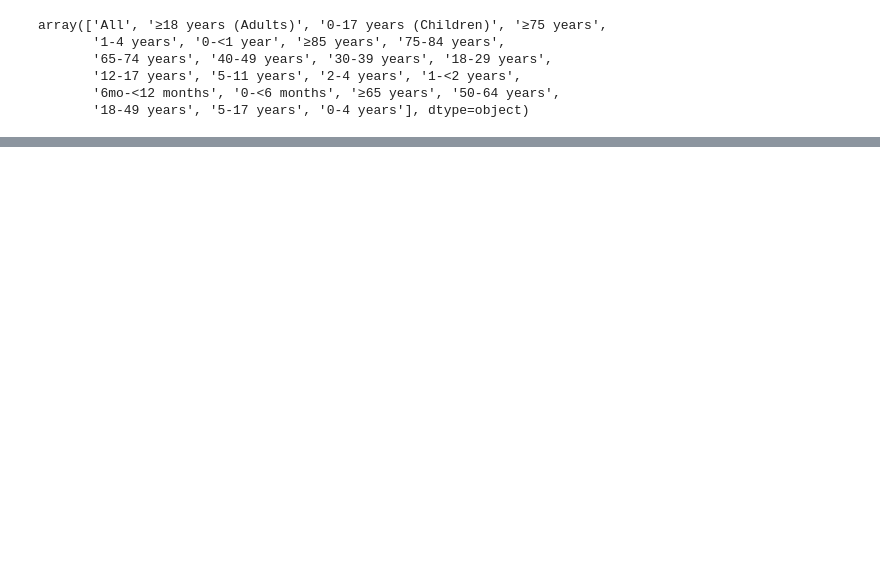
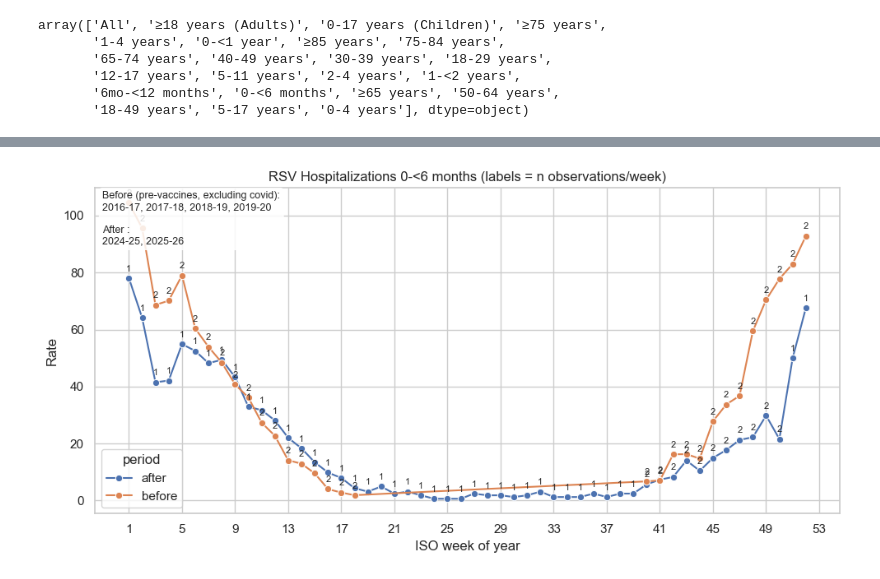
Before and after one commit to saarantras/rsv, a Jupyter notebook: hospitalization_analysis.ipynb, the cells around one changed output, grey strips where cells are left out. Cells and saved outputs as stored; diff of their text form; code cells hidden in the pictures; blank space fills up the shorter version.

```diff
--- a/hospitalization_analysis.ipynb
+++ b/hospitalization_analysis.ipynb
@@ -195,3 +151,0 @@ Extract year
-# %%
-relevant_ages["Year"] = relevant_ages["Week ending date"].dt.year
-relevant_ages
@@ -344,0 +160,17 @@ plt.show()
+# %%
+
+relevant_ages["period"] = np.select(
+    [
+        relevant_ages["Season"].isin(before),
+        relevant_ages["Season"].isin(after),
+    ],
+    [
+        "before",
+        "after",
+    ],
+    default=pd.NA
+)
+
+# Drop seasons not in either list
+relevant_ages = relevant_ages.dropna(subset=["period"])
+relevant_ages
@@ -344,0 +199,61 @@ plt.show()
+# %%
+df = relevant_ages.copy()
+df = df.drop(columns=["Season"])
+
+df["Week ending date"] = pd.to_datetime(df["Week ending date"])
+df["iso_week"] = df["Week ending date"].dt.isocalendar().week.astype(int)
+
+# Aggregate: mean + count
+plot_df = (
+    df.groupby(["period", "iso_week"], as_index=False)
+      .agg(rate_mean=("Rate", "mean"),
+           n=("Rate", "size"))
+)
+
+sns.set_theme(style="whitegrid")
+
+plt.figure(figsize=(10, 5))
+ax = sns.lineplot(
+    data=plot_df,
+    x="iso_week",
+    y="rate_mean",
+    hue="period",
+    marker="o"
+)
+
+# annotate counts at each point
+for _, r in plot_df.iterrows():
+    ax.annotate(
+        str(int(r["n"])),
+        (r["iso_week"], r["rate_mean"]),
+        textcoords="offset points",
+        xytext=(0, 6),
+        ha="center",
+        fontsize=8
+    )
+
+text = (
+    "Before (pre-vaccines, excluding covid):\n"
+    + ", ".join(before)
+    + "\n\nAfter :\n"
+    + ", ".join(after)
+)
+
+plt.gca().text(
+    0.01, 0.99,
+    text,
+    transform=plt.gca().transAxes,
+    va="top",
+    ha="left",
+    fontsize=9,
+    bbox=dict(boxstyle="round", facecolor="white", alpha=0.85)
+)
+
+plt.xlabel("ISO week of year")
+plt.ylabel("Rate")
+plt.title(f"RSV Hospitalizations {a} (labels = n observations/week)")
+plt.xticks(range(1, 54, 4))
+plt.tight_layout()
+plt.show()
+# %% [output]
+[figure, added]
```
Also changed, not shown: parts of 35 cells of this notebook, 3 other files.
